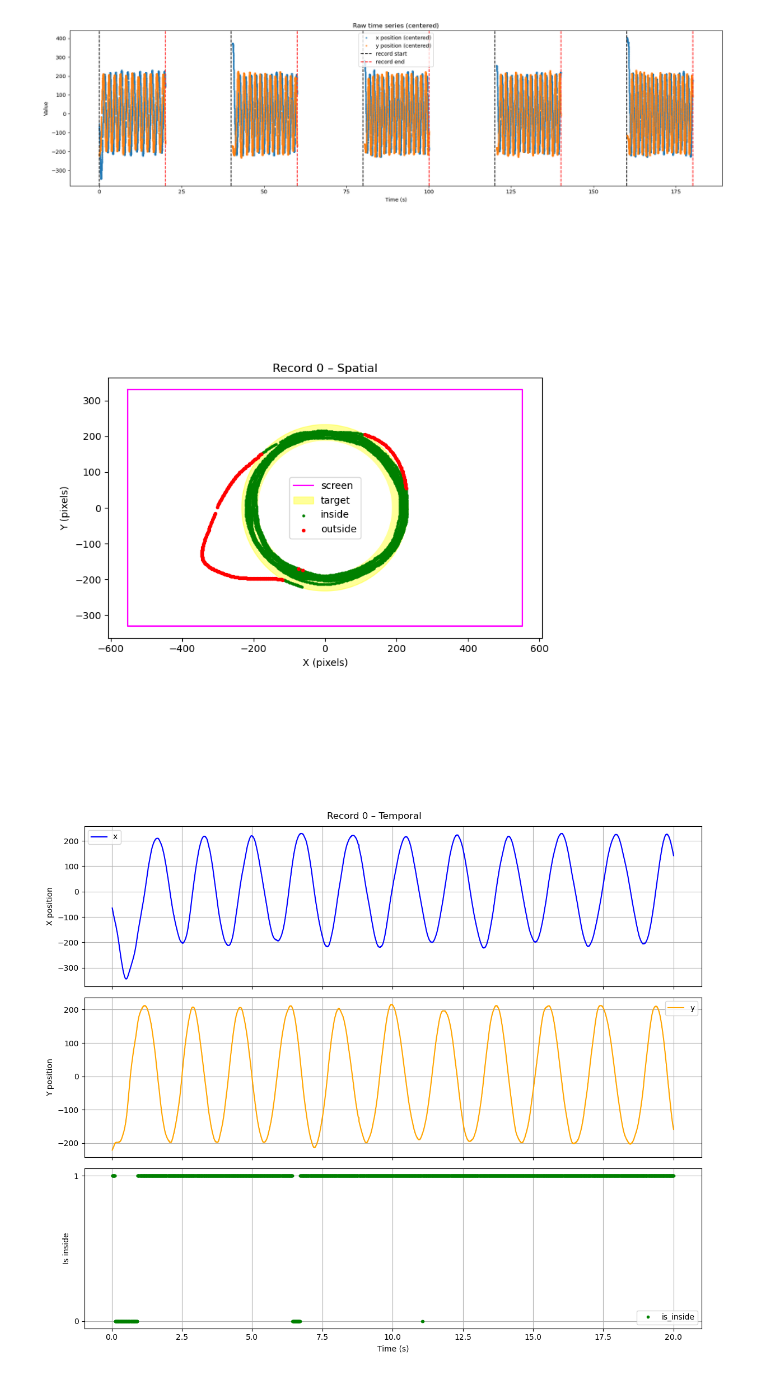
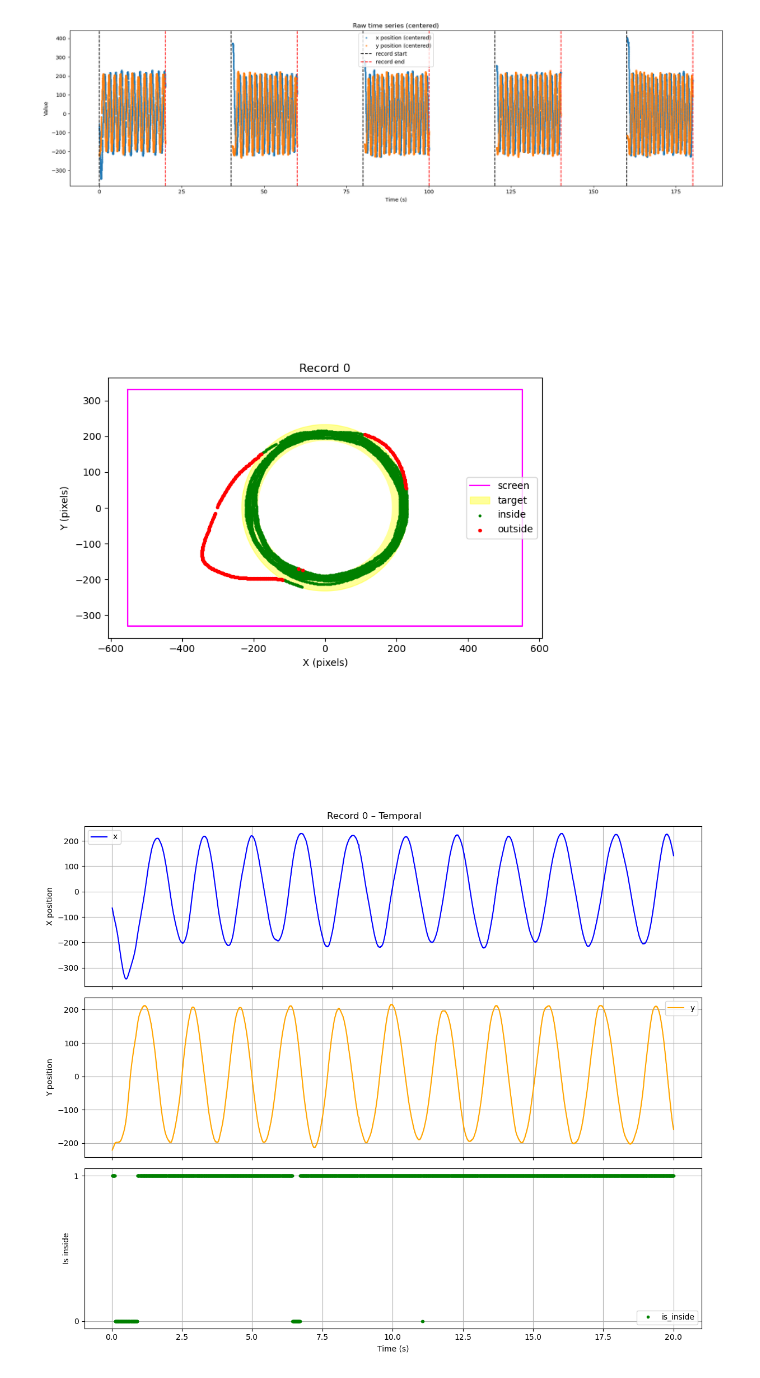
Before and after one commit to TheoLec-student/Circular_task_analysis, a Jupyter notebook: main.ipynb, the cells around one changed output. Saved outputs shown, nothing was run; the diff lists cells and outputs as text; code cells hidden in the pictures.

Commit message:
Centered legend Rename figure

```diff
--- a/main.ipynb
+++ b/main.ipynb
@@ -171,10 +171,15 @@ def plot_record_spatial(seg, idx):
                s=8, c="red", label="outside")
 
     ax.set_aspect("equal")
-    ax.set_title(f"Record {idx} – Spatial")
+    ax.set_title(f"Record {idx}")
     ax.set_xlabel("X (pixels)")
     ax.set_ylabel("Y (pixels)")
-    ax.legend()
+    #legend à droite centrée
+    plt.legend(
+        loc="center right",
+        bbox_to_anchor=(1, 0.5),
+        frameon=True
+    )
     plt.show()
 
 
@@ -216,32 +221,32 @@ def plot_record_temporal(seg, idx):
 # =============================================================
 # 3) Boucle : pour chaque record → spatial puis temporel
 # =============================================================
 segments = []
 
 inside_global = data["mouseInTarget"].astype(bool)
 
 for start, end in zip(record_starts, record_ends):
 
     mask = (t >= start) & (t <= end)
 
     seg = {
         "t": t[mask],
         "x": x[mask],
         "y": y[mask],
         "inside": inside_global[mask]
     }
 
     segments.append(seg)
 
 #Compute radius for target
 inside_mask = inside_global  # True if the point is inside the target
 r = np.sqrt(x[inside_mask]**2 + y[inside_mask]**2) # radius
 R_ext = r.max()
 R_int = r.min()
 
 for i, seg in enumerate(segments):
     plot_record_spatial(seg, i)
     plot_record_temporal(seg, i)
 # %% [output]
-[figure, old version]
+[figure, new version]
 [figure]
```
Also changed, not shown: parts of 1 cell of this notebook.
